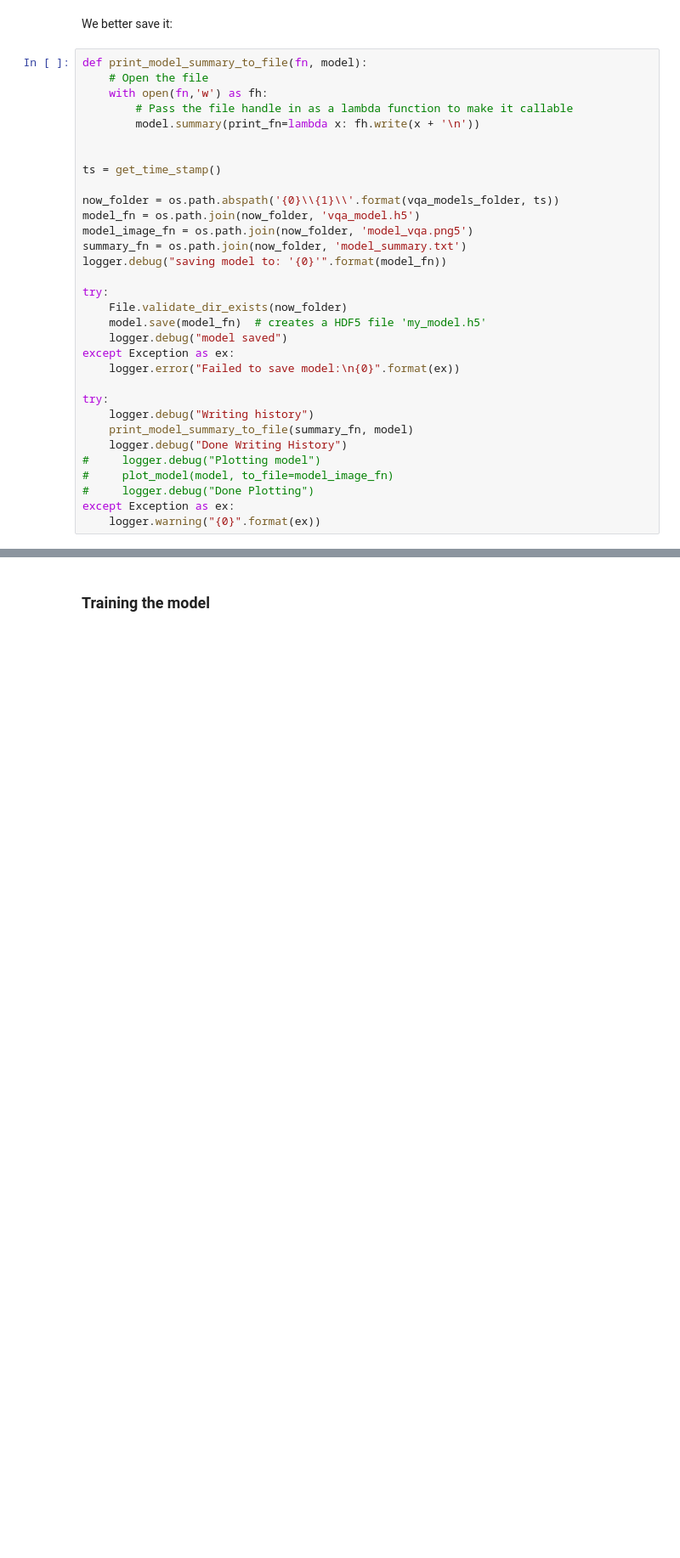
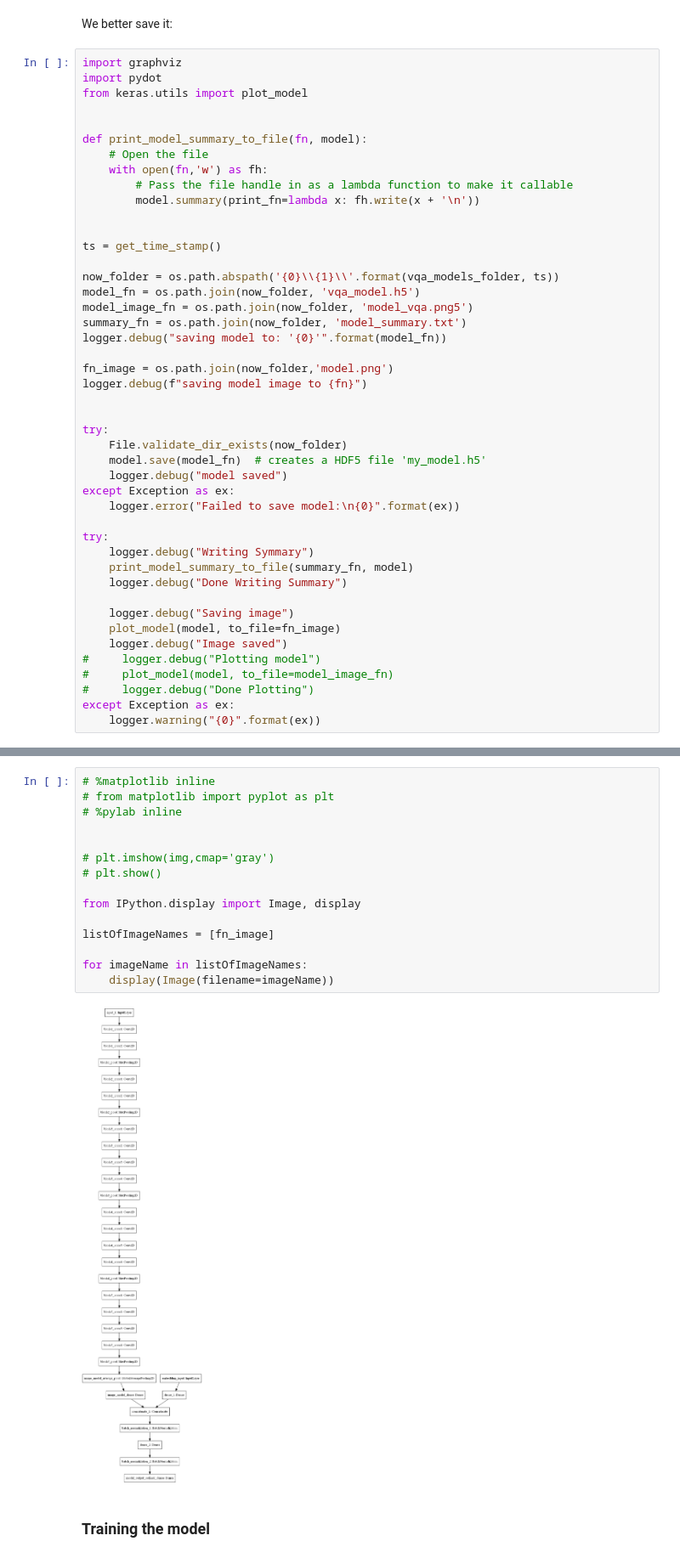
Before and after one commit to turner11/VQA-MED, a Jupyter notebook: VQA-MED/Cognitive-LUIS-Windows-master/Sample/VQA.Python/VQA_Final_project.ipynb, the cells around one changed output, grey strips where cells are left out. Shown at 85% size. Cells and saved outputs as stored; diff of their text form; blank space fills up the shorter version.

Commit message:
WIP: Trying to  make the training work
+ Added plot of model

```diff
--- a/VQA-MED/Cognitive-LUIS-Windows-master/Sample/VQA.Python/VQA_Final_project.ipynb
+++ b/VQA-MED/Cognitive-LUIS-Windows-master/Sample/VQA.Python/VQA_Final_project.ipynb
@@ -345,6 +374,11 @@ ________________________________________________________________________________
 # %% [markdown]
 We better save it:
 # %%
+import graphviz
+import pydot
+from keras.utils import plot_model
+
+
 def print_model_summary_to_file(fn, model):
     # Open the file
     with open(fn,'w') as fh:
@@ -360,6 +394,10 @@ model_image_fn = os.path.join(now_folder, 'model_vqa.png5')
 summary_fn = os.path.join(now_folder, 'model_summary.txt')
 logger.debug("saving model to: '{0}'".format(model_fn))
 
+fn_image = os.path.join(now_folder,'model.png')
+logger.debug(f"saving model image to {fn}")
+
+
 try:
     File.validate_dir_exists(now_folder)
     model.save(model_fn)  # creates a HDF5 file 'my_model.h5'
@@ -368,9 +406,13 @@ except Exception as ex:
     logger.error("Failed to save model:\n{0}".format(ex))
 
 try:
-    logger.debug("Writing history")
+    logger.debug("Writing Symmary")
     print_model_summary_to_file(summary_fn, model)
-    logger.debug("Done Writing History")
+    logger.debug("Done Writing Summary")
+
+    logger.debug("Saving image")
+    plot_model(model, to_file=fn_image)
+    logger.debug("Image saved")
 #     logger.debug("Plotting model")
 #     plot_model(model, to_file=model_image_fn)
 #     logger.debug("Done Plotting")
@@ -384,2 +430,19 @@ except Exception as ex:
+# %%
+# %matplotlib inline
+# from matplotlib import pyplot as plt
+# %pylab inline
+
+
+# plt.imshow(img,cmap='gray')
+# plt.show()
+
+from IPython.display import Image, display
+
+listOfImageNames = [fn_image]
+
+for imageName in listOfImageNames:
+    display(Image(filename=imageName))
+# %% [output]
+[figure, added]
 # %% [markdown]
 ### Training the model
```
Also changed, not shown: parts of 30 cells of this notebook, 10 other files.
